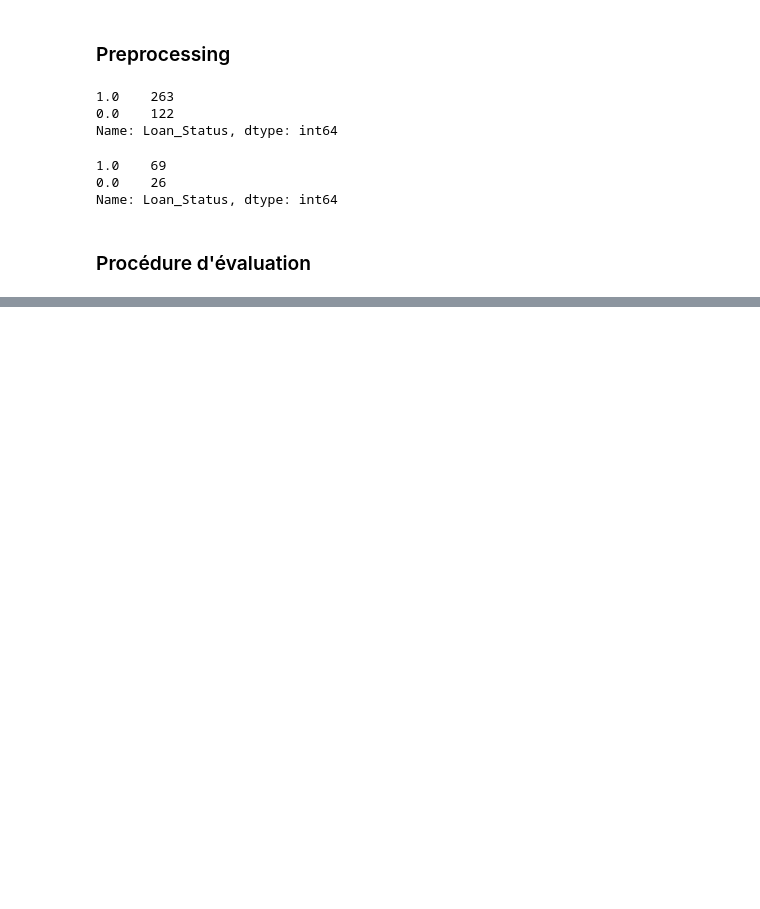
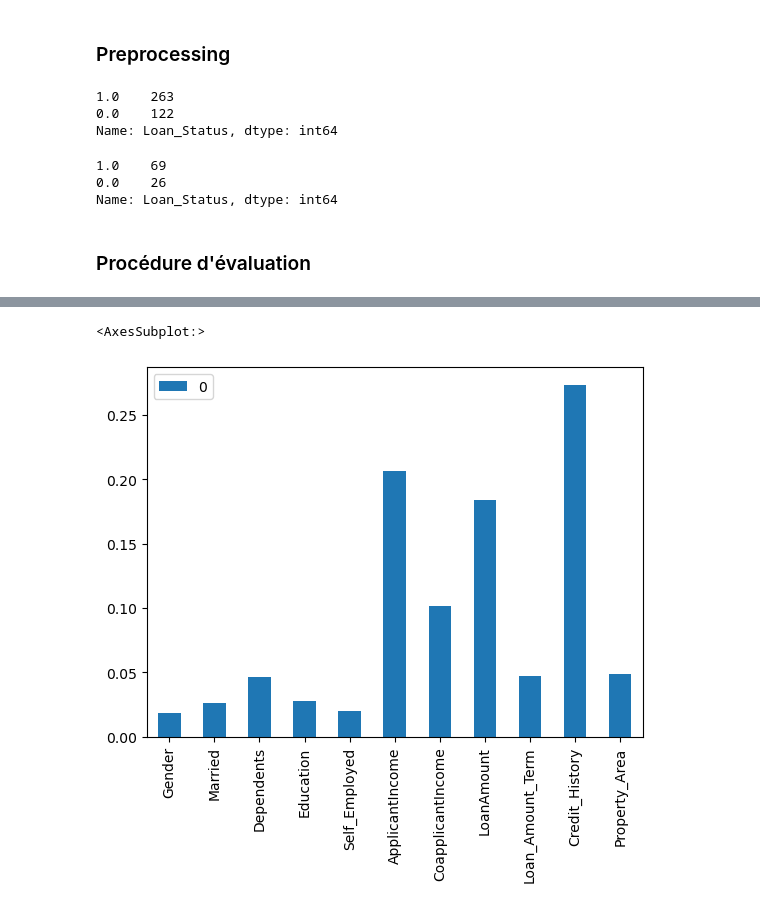
Before and after one commit to mohamedfaysal/Loan-Approval-Prediction---ML, a Jupyter notebook: Loan Approval.ipynb, the cells around one changed output, grey strips where cells are left out. Saved outputs shown, nothing was run; the diff lists cells and outputs as text; code cells hidden in the pictures; blank space fills up the shorter version.

```diff
--- a/Loan Approval.ipynb
+++ b/Loan Approval.ipynb
@@ -690,0 +799,5 @@ def
+# %%
+pd.DataFrame(model_random.feature_importances_, index=X_train.columns).plot.bar()
+# %% [output]
+<AxesSubplot:>
+[figure, added]
```
Also changed, not shown: parts of 14 cells of this notebook.
